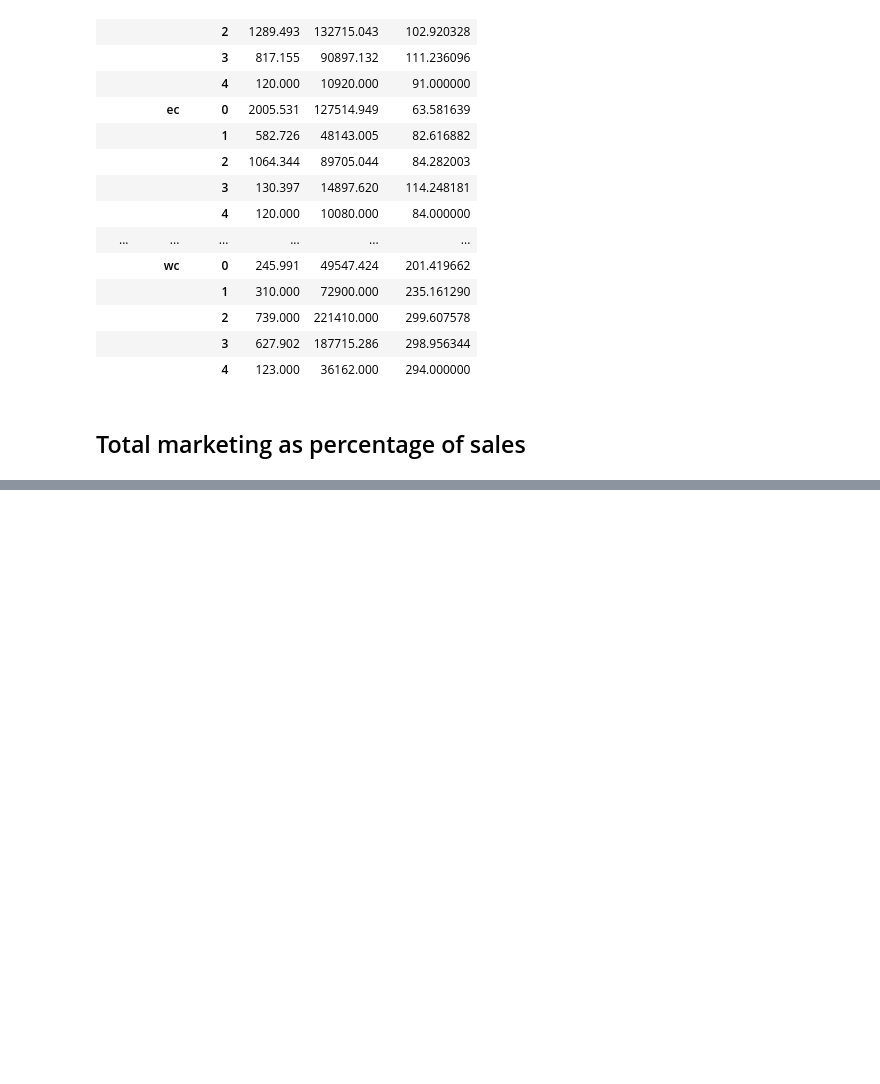
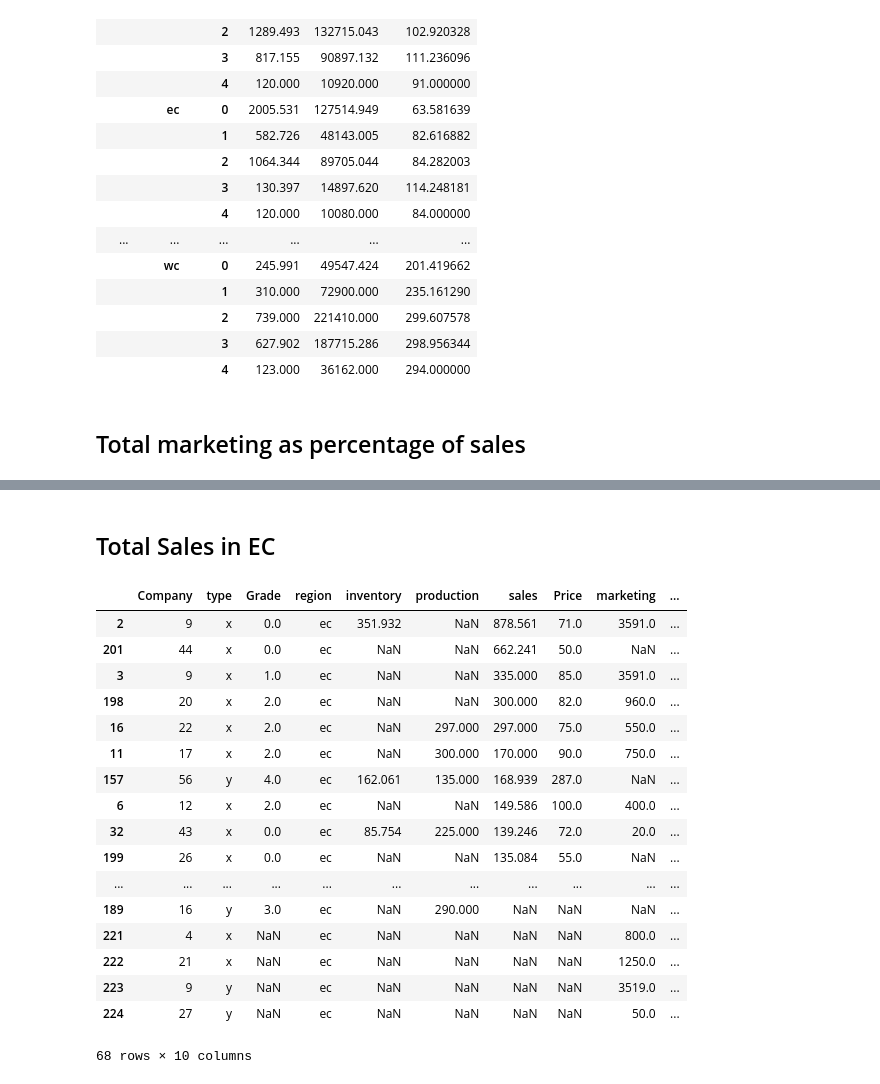
Before and after one commit to jacklau04/intopia2019, a Jupyter notebook: Inventory.ipynb, the cells around one changed output, grey strips where cells are left out. Drawn from its saved outputs; the diff is of its cells as text; code cells hidden in the pictures; blank space fills up the shorter version.

```diff
--- a/Inventory.ipynb
+++ b/Inventory.ipynb
@@ -96,0 +121,23 @@ df_total[]
+# %% [markdown]
+## Total Sales in EC
+# %%
+df_total[(df_total['region'] == 'ec') & (df_total['type'] == 'x')].sort_values(by='sales', ascending=False)
+# %% [output]
+|  | Company | type | Grade | region | inventory | production | sales | Price | marketing | ... |
+| 2 | 9 | x | 0.0 | ec | 351.932 | NaN | 878.561 | 71.0 | 3591.0 | ... |
+| 201 | 44 | x | 0.0 | ec | NaN | NaN | 662.241 | 50.0 | NaN | ... |
+| 3 | 9 | x | 1.0 | ec | NaN | NaN | 335.000 | 85.0 | 3591.0 | ... |
+| 198 | 20 | x | 2.0 | ec | NaN | NaN | 300.000 | 82.0 | 960.0 | ... |
+| 16 | 22 | x | 2.0 | ec | NaN | 297.000 | 297.000 | 75.0 | 550.0 | ... |
+| 11 | 17 | x | 2.0 | ec | NaN | 300.000 | 170.000 | 90.0 | 750.0 | ... |
+| 157 | 56 | y | 4.0 | ec | 162.061 | 135.000 | 168.939 | 287.0 | NaN | ... |
+| 6 | 12 | x | 2.0 | ec | NaN | NaN | 149.586 | 100.0 | 400.0 | ... |
+| 32 | 43 | x | 0.0 | ec | 85.754 | 225.000 | 139.246 | 72.0 | 20.0 | ... |
+| 199 | 26 | x | 0.0 | ec | NaN | NaN | 135.084 | 55.0 | NaN | ... |
+| ... | ... | ... | ... | ... | ... | ... | ... | ... | ... | ... |
+| 189 | 16 | y | 3.0 | ec | NaN | 290.000 | NaN | NaN | NaN | ... |
+| 221 | 4 | x | NaN | ec | NaN | NaN | NaN | NaN | 800.0 | ... |
+| 222 | 21 | x | NaN | ec | NaN | NaN | NaN | NaN | 1250.0 | ... |
+| 223 | 9 | y | NaN | ec | NaN | NaN | NaN | NaN | 3519.0 | ... |
+| 224 | 27 | y | NaN | ec | NaN | NaN | NaN | NaN | 50.0 | ... |
+68 rows × 10 columns
```
Also changed, not shown: parts of 5 cells of this notebook, 1 other file.
